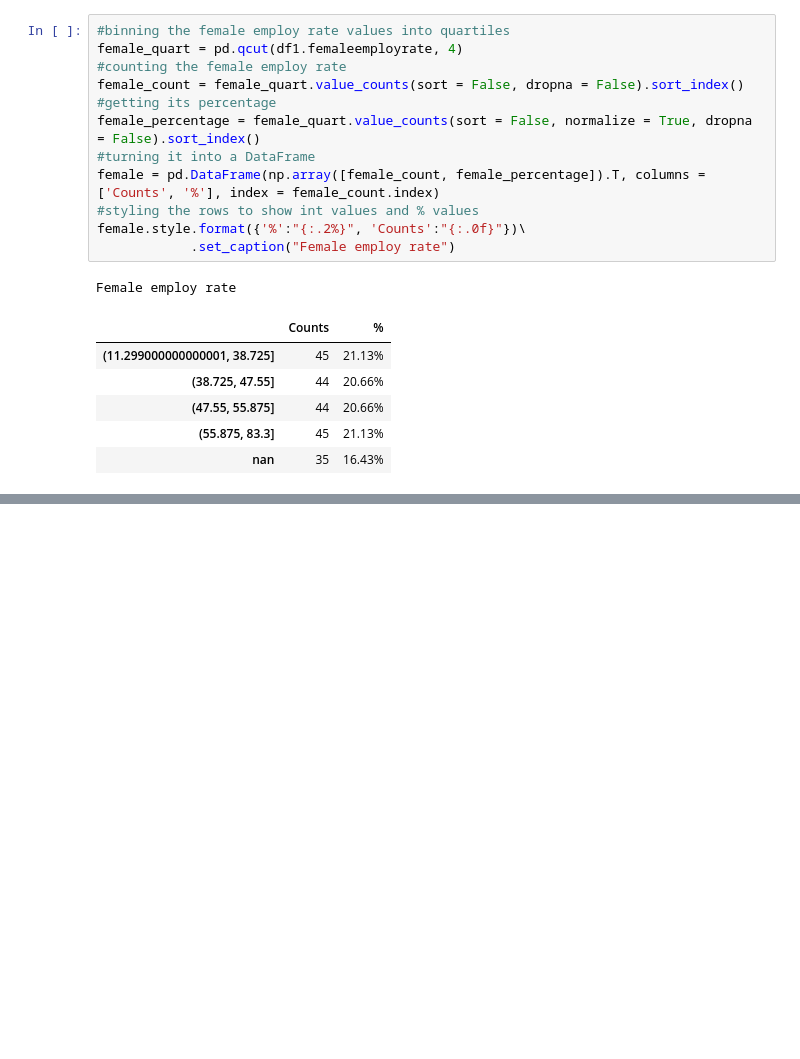
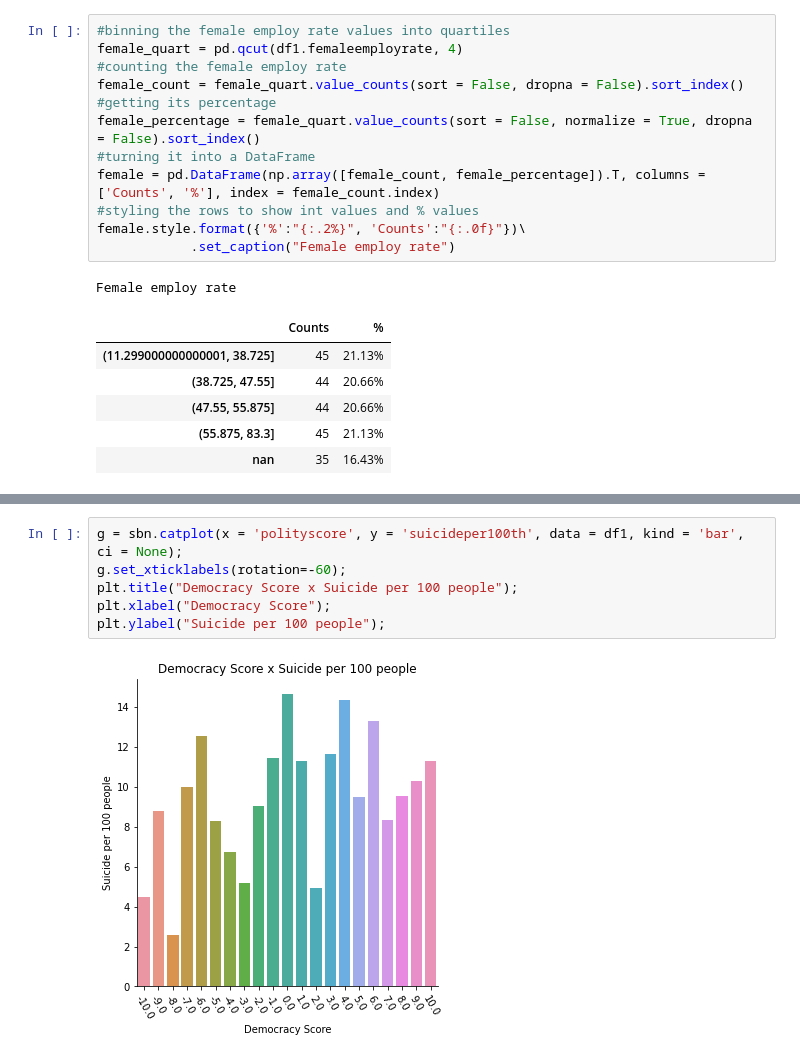
Before and after one commit to matheoxz/DataM-V-Wesleyan, a Jupyter notebook: GapMinder Suicide.ipynb, the cells around one changed output, grey strips where cells are left out. Saved outputs shown, nothing was run; the diff lists cells and outputs as text; blank space fills up the shorter version.

```diff
--- a/GapMinder Suicide.ipynb
+++ b/GapMinder Suicide.ipynb
@@ -197,0 +228,8 @@ Female employ rate
+# %%
+g = sbn.catplot(x = 'polityscore', y = 'suicideper100th', data = df1, kind = 'bar', ci = None);
+g.set_xticklabels(rotation=-60);
+plt.title("Democracy Score x Suicide per 100 people");
+plt.xlabel("Democracy Score");
+plt.ylabel("Suicide per 100 people");
+# %% [output]
+[figure, added]
```
Also changed, not shown: parts of 10 cells of this notebook.
